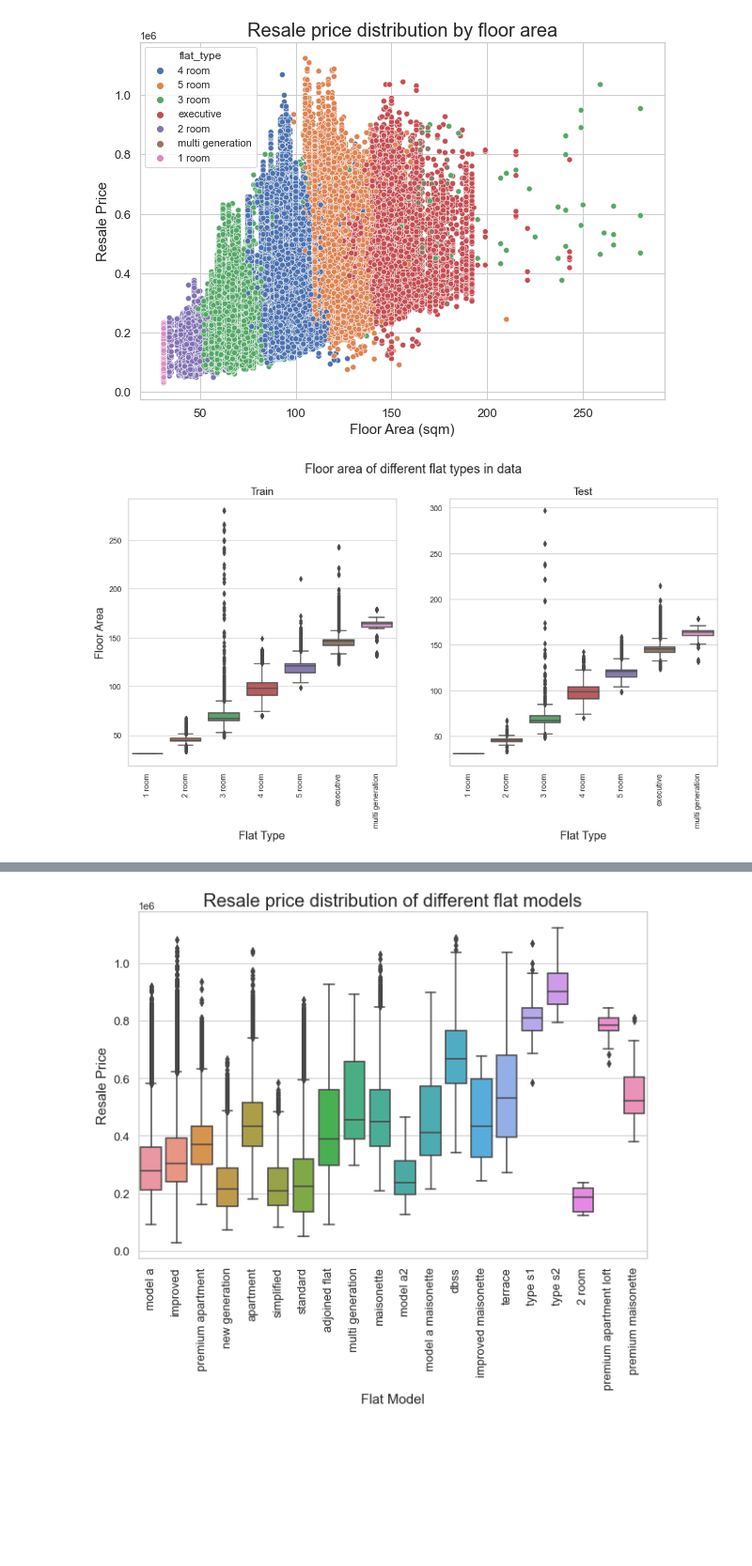
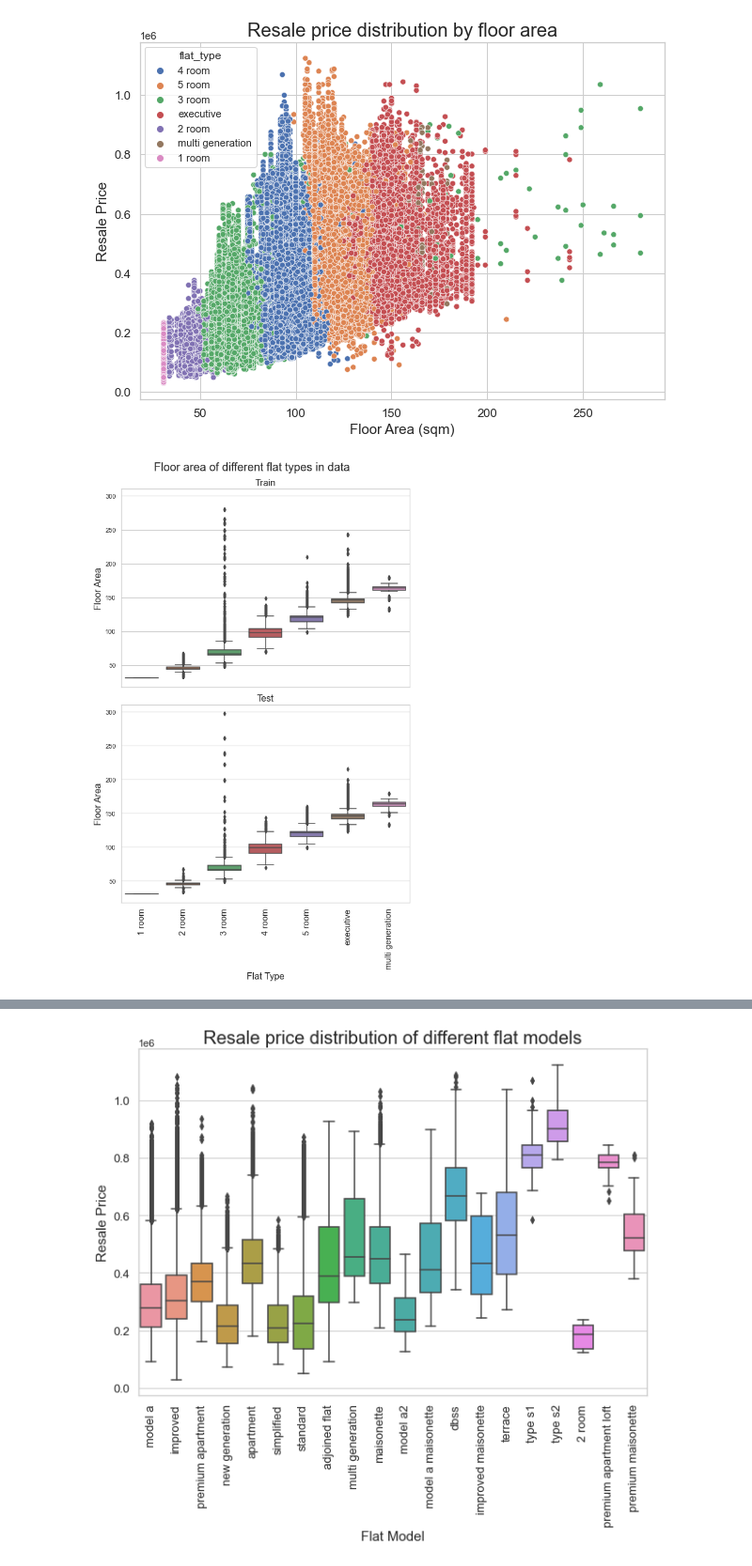
Before and after one commit to loojovi/hdb_resale_prediction, a Jupyter notebook: notebooks/exploratory-data-analysis.ipynb, the cells around one changed output, grey strips where cells are left out. Shown at 94% size. Saved outputs shown, nothing was run; the diff lists cells and outputs as text; code cells hidden in the pictures; blank space fills up the shorter version.

```diff
--- a/notebooks/Exploratory Data Analysis.ipynb
+++ b/notebooks/exploratory-data-analysis.ipynb
@@ -84,27 +84,27 @@ plt.show()
 # %%
 order_flat = train.groupby('flat_type')['floor_area_sqm'].median().index
 
-fig, axes = plt.subplots(1, 2, figsize=(15, 7))
-fig.suptitle('Floor area of different flat types in data', fontsize=18)
+fig, axes = plt.subplots(2, 1, figsize=(8, 13), sharex=True, sharey=True)
+fig.suptitle('Floor area of different flat types in data', fontsize=20)
 
 # Trainset
 sns.boxplot(ax=axes[0], x=train['flat_type'], y=train['floor_area_sqm'], order=order_flat)
-axes[0].set_title('Train', fontsize=15)
+axes[0].set_title('Train', fontsize=16)
 
 # Test set
 sns.boxplot(ax=axes[1], x=test['flat_type'], y=test['floor_area_sqm'], order=order_flat)
-axes[1].set_title('Test', fontsize=15)
+axes[1].set_title('Test', fontsize=16)
 
-axes[0].tick_params(labelrotation=90, axis='x')
-axes[1].tick_params(labelrotation=90, axis='x')
+axes[1].tick_params(labelrotation=90, axis='x', labelsize=15)
 axes[0].set_ylabel('Floor Area', fontsize=16)
-axes[1].set_ylabel('')
-axes[0].set_xlabel('Flat Type', fontsize=16)
+axes[1].set_ylabel('Floor Area', fontsize=16)
+axes[0].set_xlabel('')
 axes[1].set_xlabel('Flat Type', fontsize=16)
-
+fig.tight_layout()
+fig.subplots_adjust(top=0.93)
 plt.show()
 # %% [output]
-[figure, old version]
+[figure, new version]
 # %% [markdown]
 **Insight 2: After accounting for floor area, some variables such as flat type and flat model seem less important in price prediction.**
 - At first thought, it seems like `flat model` is a potentially important predictor of resale prices. However, after accouting for floor area, the variation narrows, and only certain flat types stand out, like `type s1` and `type s2` flats.
```
Also changed, not shown: parts of 3 cells of this notebook, 3 other files.
